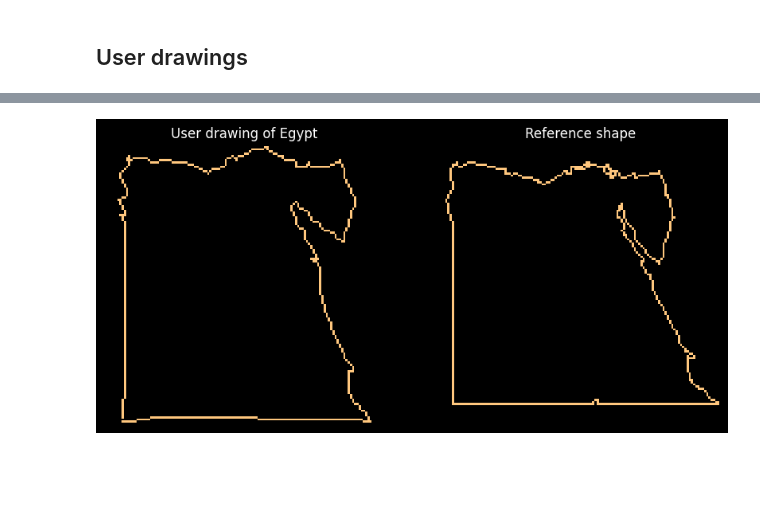
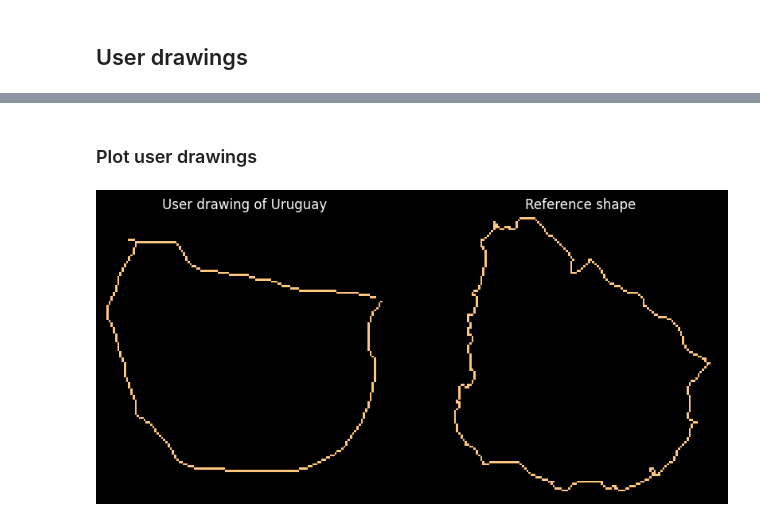
Before and after one commit to JortdeJong13/country-guess, a Jupyter notebook: Manipulate data.ipynb, the cells around one changed output, grey strips where cells are left out. Saved outputs shown, nothing was run; the diff lists cells and outputs as text; code cells hidden in the pictures; blank space fills up the shorter version.

Commit message:
decomposed data support

```diff
--- a/Manipulate data.ipynb
+++ b/Manipulate data.ipynb
@@ -199 +194,3 @@ from countryguess.data import TestDataset, Dataset, poly_to_img
+# %% [markdown]
+### Plot user drawings
 # %%
@@ -201,16 +197,16 @@ test_data = TestDataset(shape=(128, 128))
 ref_data = Dataset(shape=(128, 128))
 # %%
-sample = test_data[-1]
+sample = test_data[-4]
 
 fig, axs = plt.subplots(1, 2, figsize=(10, 5))
 fig.patch.set_facecolor('black')
 axs[0].imshow(sample["drawing"], interpolation='nearest', origin='lower', cmap='copper')
 axs[0].set_title(f"User drawing of {sample['country_name']}", color='white')
 
 img = poly_to_img(ref_data.from_country_name(sample['country_name']), ref_data.shape)
 axs[1].imshow(img, interpolation='nearest', origin='lower', cmap='copper')
 axs[1].set_title("Reference shape", color='white')
 for ax in axs: ax.axis('off')
 plt.show()
 # %% [output]
-[figure, old version]
+[figure, new version]
```
Also changed, not shown: parts of 12 cells of this notebook, 12 other files.
